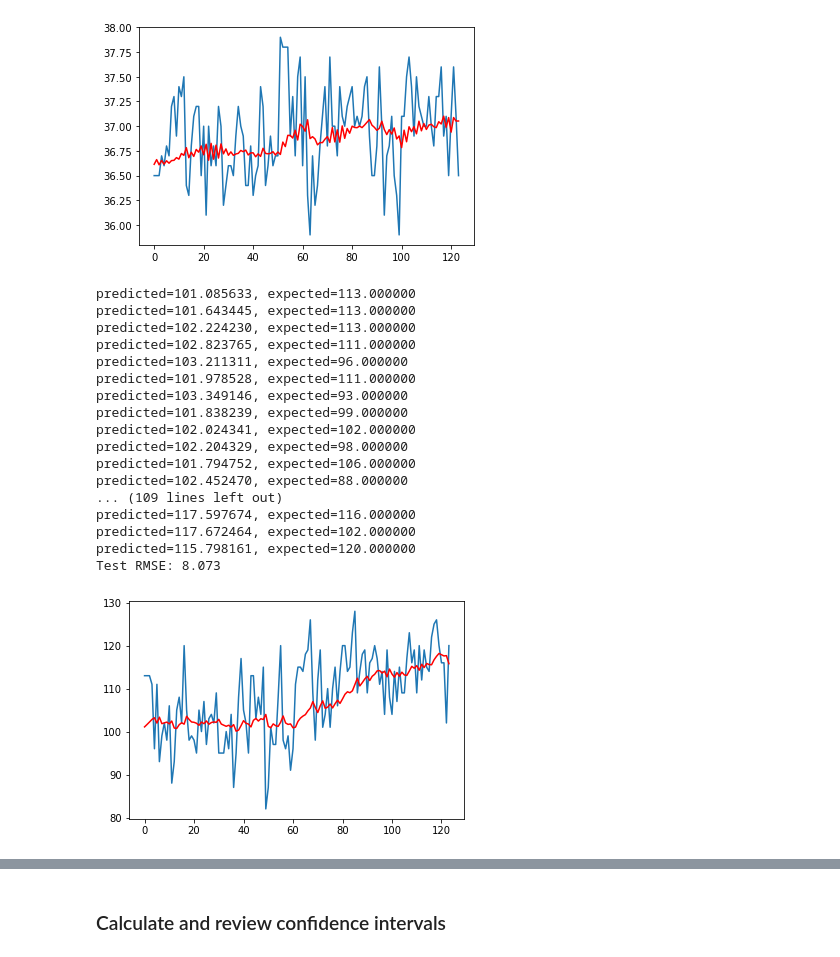
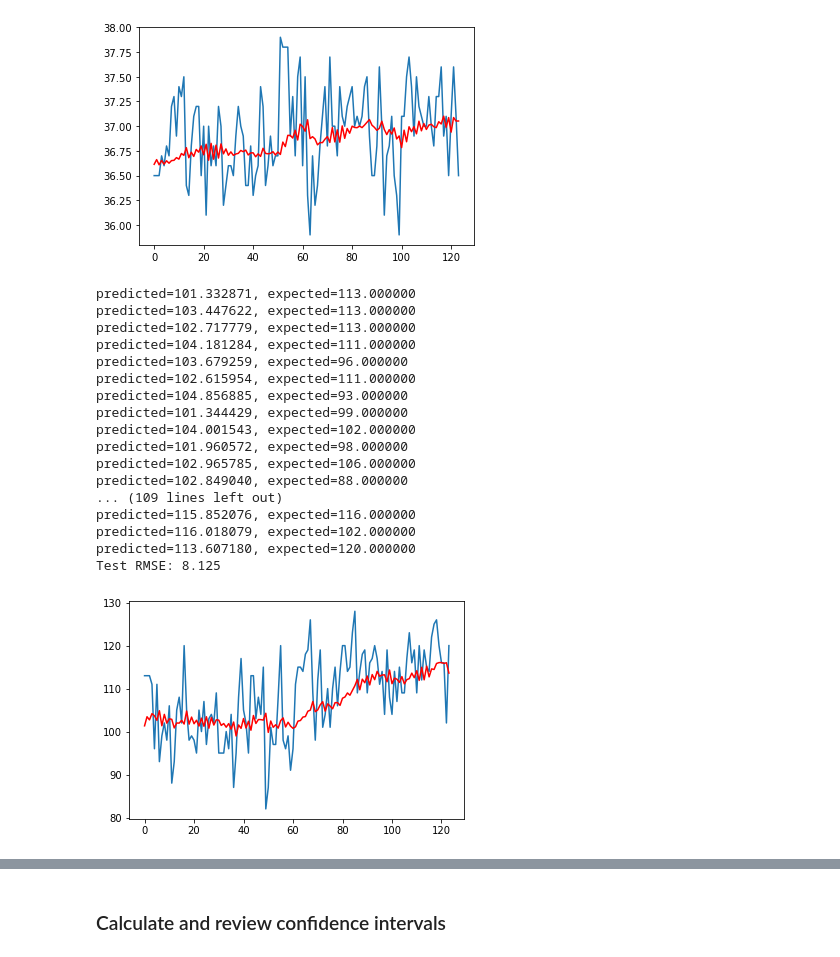
Before and after one commit to GitSanty/EWS-regression, a Jupyter notebook: Arinti_v9.ipynb, the cells around one changed output, grey strips where cells are left out. Cells and saved outputs as stored; diff of their text form; code cells hidden in the pictures.

Commit message:
final v9 version with all plots

```diff
--- a/Arinti_v9.ipynb
+++ b/Arinti_v9.ipynb
@@ -745,45 +931,45 @@ Test RMSE: 0.434
 # %%
 # split into train and test sets
 X = patient.SBP.values
 size = int(len(X) * 0.8)
 train, test = X[0:size], X[size:len(X)]
 history = [x for x in train]
 predictions = list()
 
 # walk-forward validation
 for t in range(len(test)):
-    model = ARIMA(history, order=(1,2,2))
+    model = ARIMA(history, order=(1,1,2))
     model_fit = model.fit()
     output = model_fit.forecast()
     yhat = output[0]
     predictions.append(yhat)
     obs = test[t]
     history.append(obs)
     print('predicted=%f, expected=%f' % (yhat, obs))
 # evaluate forecasts
 rmse = sqrt(mean_squared_error(test, predictions))
 print('Test RMSE: %.3f' % rmse)
 
 # plot forecasts against actual outcomes
 plt.plot(test)
 plt.plot(predictions, color='red')
 plt.show()
 # %% [output]
-predicted=101.085633, expected=113.000000
-predicted=101.643445, expected=113.000000
-predicted=102.224230, expected=113.000000
-predicted=102.823765, expected=111.000000
-predicted=103.211311, expected=96.000000
-predicted=101.978528, expected=111.000000
-predicted=103.349146, expected=93.000000
-predicted=101.838239, expected=99.000000
-predicted=102.024341, expected=102.000000
-predicted=102.204329, expected=98.000000
-predicted=101.794752, expected=106.000000
-predicted=102.452470, expected=88.000000
+predicted=101.332871, expected=113.000000
+predicted=103.447622, expected=113.000000
+predicted=102.717779, expected=113.000000
+predicted=104.181284, expected=111.000000
+predicted=103.679259, expected=96.000000
+predicted=102.615954, expected=111.000000
+predicted=104.856885, expected=93.000000
+predicted=101.344429, expected=99.000000
+predicted=104.001543, expected=102.000000
+predicted=101.960572, expected=98.000000
+predicted=102.965785, expected=106.000000
+predicted=102.849040, expected=88.000000
 ... (109 lines left out)
-predicted=117.597674, expected=116.000000
-predicted=117.672464, expected=102.000000
-predicted=115.798161, expected=120.000000
-Test RMSE: 8.073
+predicted=115.852076, expected=116.000000
+predicted=116.018079, expected=102.000000
+predicted=113.607180, expected=120.000000
+Test RMSE: 8.125
-[figure, old version]
+[figure, new version]
```
Also changed, not shown: parts of 20 cells of this notebook, 1 other file.
